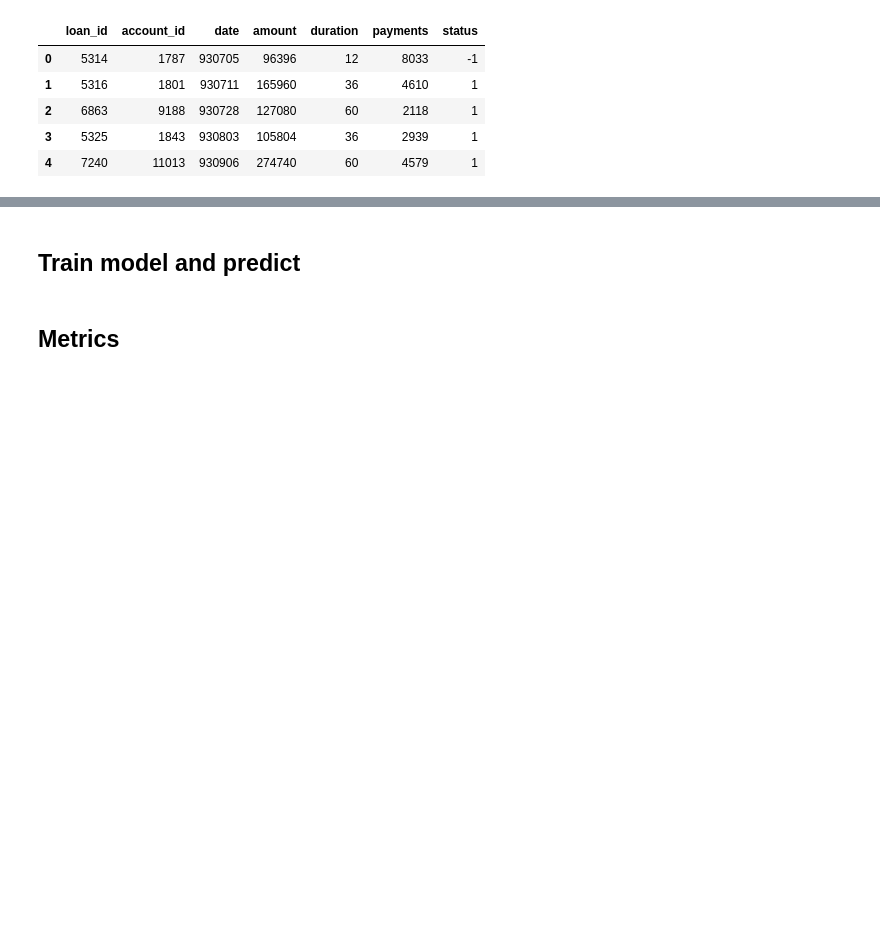
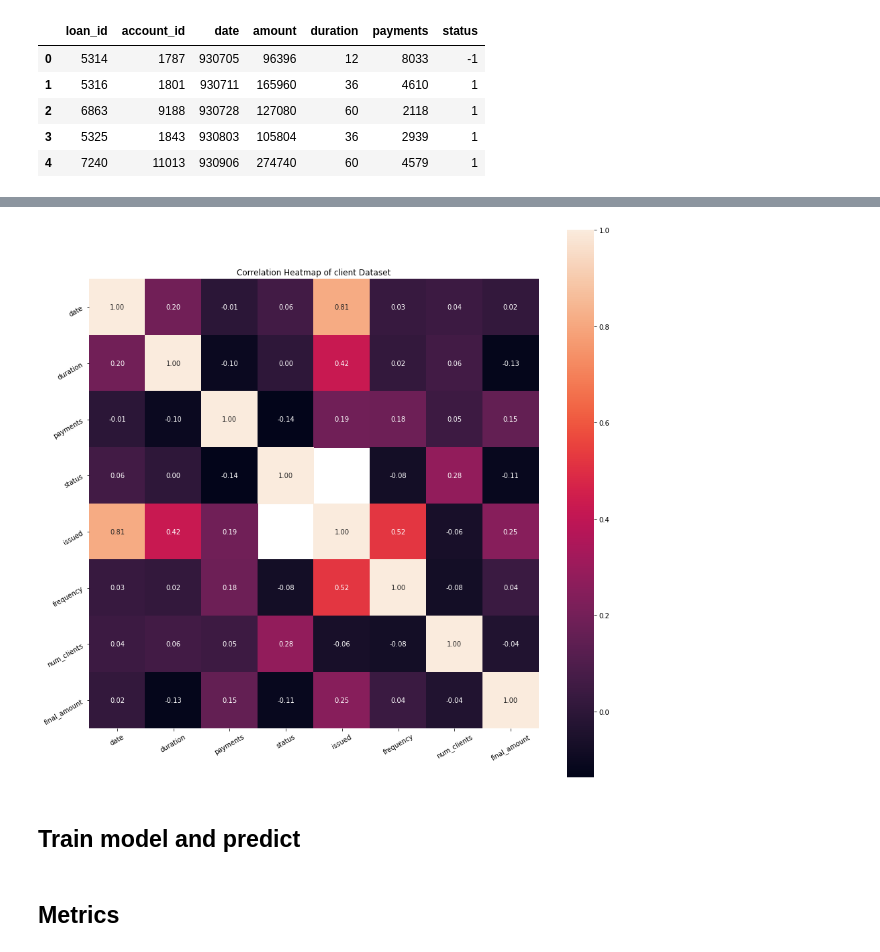
Before and after one commit to Educorreia932/FEUP-AC, a Jupyter notebook: Data Mining Project/notebooks/notebook.ipynb, the cells around one changed output, grey strips where cells are left out. Saved outputs shown, nothing was run; the diff lists cells and outputs as text; code cells hidden in the pictures; blank space fills up the shorter version.

```diff
--- a/Data Mining Project/notebooks/notebook.ipynb
+++ b/Data Mining Project/notebooks/notebook.ipynb
@@ -114,3 +201,13 @@ loan_train_df.head()
+# %%
+corr_matrix = pairplot_joined_loan_train_df.corr(method='spearman')
+plt.figure(figsize=(15,15))
+plt.title('Correlation Heatmap of client Dataset')
+a = sb.heatmap(corr_matrix, square=True, annot=True, fmt='.2f', linecolor='black')
+a.set_xticklabels(a.get_xticklabels(), rotation=30)
+a.set_yticklabels(a.get_yticklabels(), rotation=30)
+plt.show()
+# %% [output]
+[figure, added]
 # %% [markdown]
 ## Train model and predict
 # %%
```
Also changed, not shown: parts of 14 cells of this notebook.
